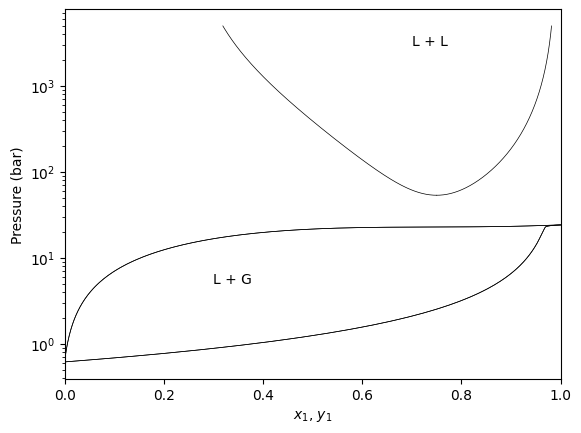
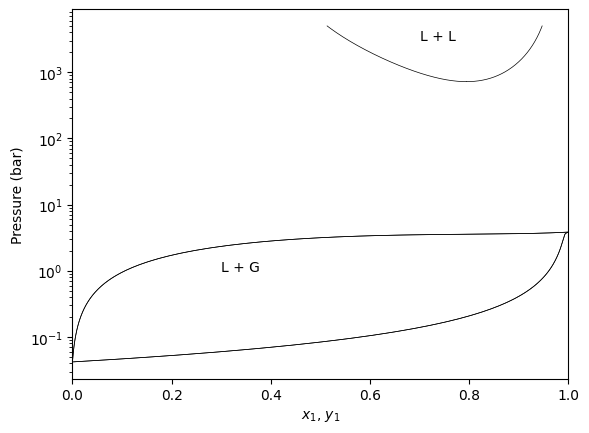
The change to this notebook cell's code, shown as a diff; its figure went from the first image to the second:
--- before
+++ after
@@ -1,7 +1,7 @@
-gpec.plot_pxy(temperature=260, color="black", linewidth=0.5)
+gpec.plot_pxy(temperature=210, color="black", linewidth=0.5)
 plt.yscale('log')
 plt.yscale('log')
 
-plt.annotate("L + G", xy=(0.2, 5.), xytext=(0.3, 5))
+plt.annotate("L + G", xy=(0.2, 1.), xytext=(0.3, 1))
 plt.annotate("L + L", xy=(0.7, 3000), xytext=(0.7, 3000))
 plt.xlim(0, 1)

Commit: gpec